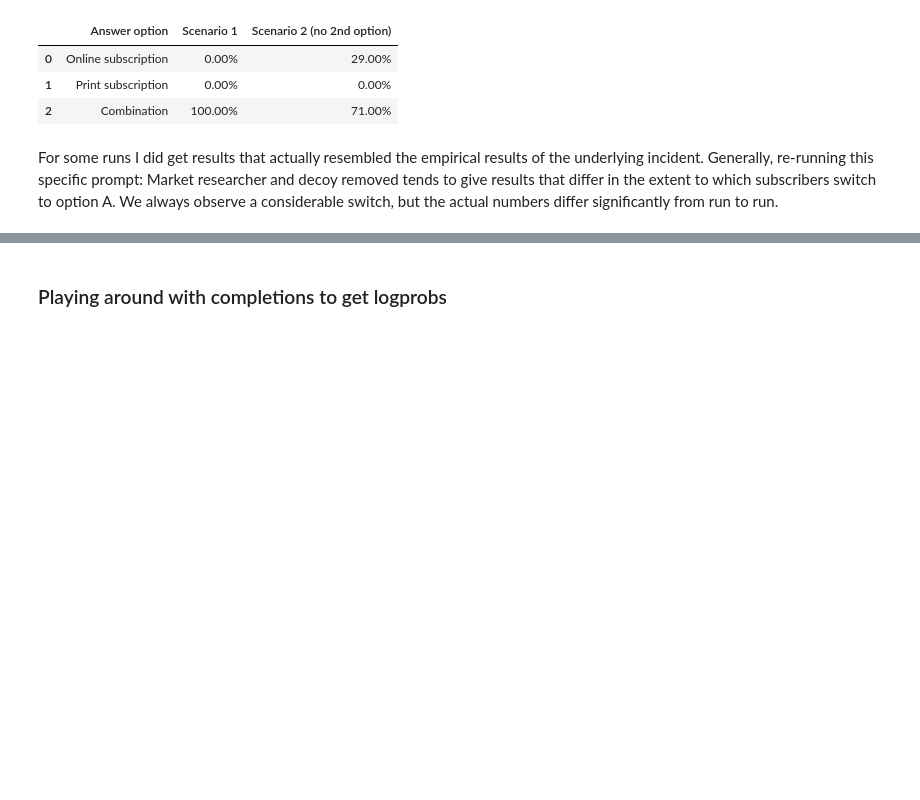
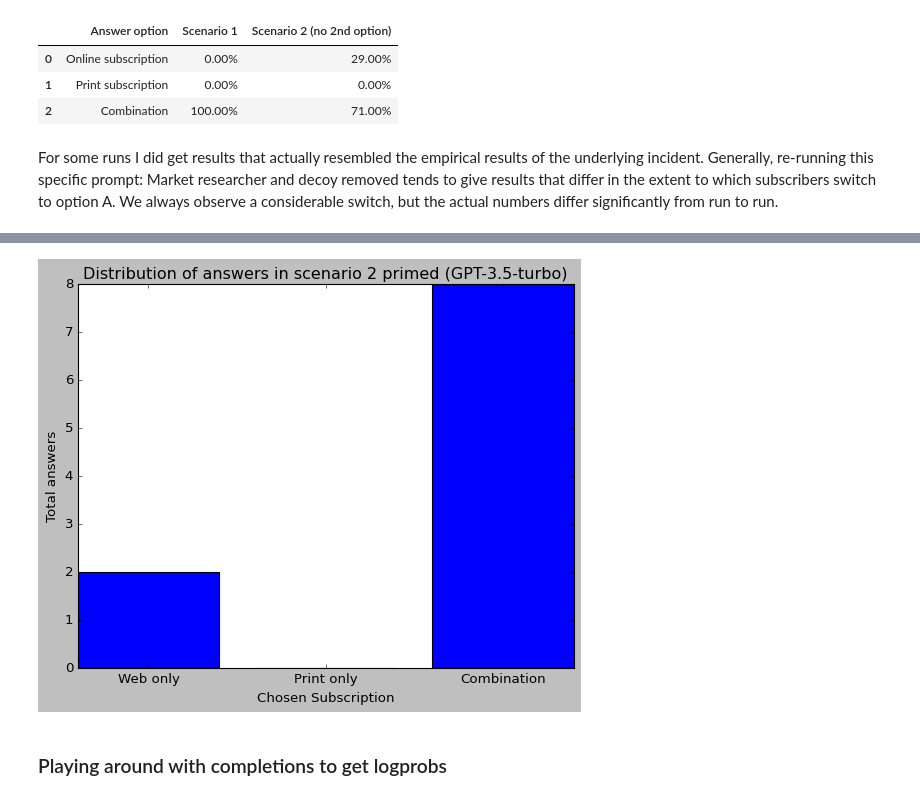
Before and after one commit to MariusDSPM/Data-Science-Project, a Jupyter notebook: Decoy Effekt.ipynb, the cells around one changed output, grey strips where cells are left out. Saved outputs shown, nothing was run; the diff lists cells and outputs as text; code cells hidden in the pictures; blank space fills up the shorter version.

```diff
--- a/Decoy Effekt.ipynb
+++ b/Decoy Effekt.ipynb
@@ -252,0 +430,10 @@ For some runs I did get results that actually resembled the empirical results of
+# %%
+# Collecting results without priming
+A_2_mr = answers_2_mr.count("A")
+B_2_mr = answers_2_mr.count("B")
+C_2_mr = answers_2_mr.count("C")
+
+# Getting percentage of answers
+p_a_2_mr = f"{(A_2_mr / len(answers_2_mr)) * 100:.2f}%"
+p_b_2_mr = f"{(B_2_mr / len(answers_2_mr)) * 100:.2f}%"
+p_c_2_mr = f"{(C_2_mr / len(answers_2_mr)) * 100:.2f}%"
@@ -253,3 +444,19 @@ For some runs I did get results that actually resembled the empirical results of
+# %%
+# Set labels
+labels = ['Web only', 'Print only', 'Combination']
+
+# Create a bar graph
+plt.bar(labels, [A_2_mr, B_2_mr, C_2_mr])
+
+# Add labels and a title
+plt.xlabel('Chosen Subscription')
+plt.ylabel('Total answers')
+plt.title('Distribution of answers in scenario 2 primed (GPT-3.5-turbo)')
+
+# Show the plot
+plt.show()
+# %% [output]
+[figure, added]
 # %% [markdown]
 ### Playing around with completions to get logprobs
 # %%
```
Also changed, not shown: parts of 24 cells of this notebook, 1 other file.
